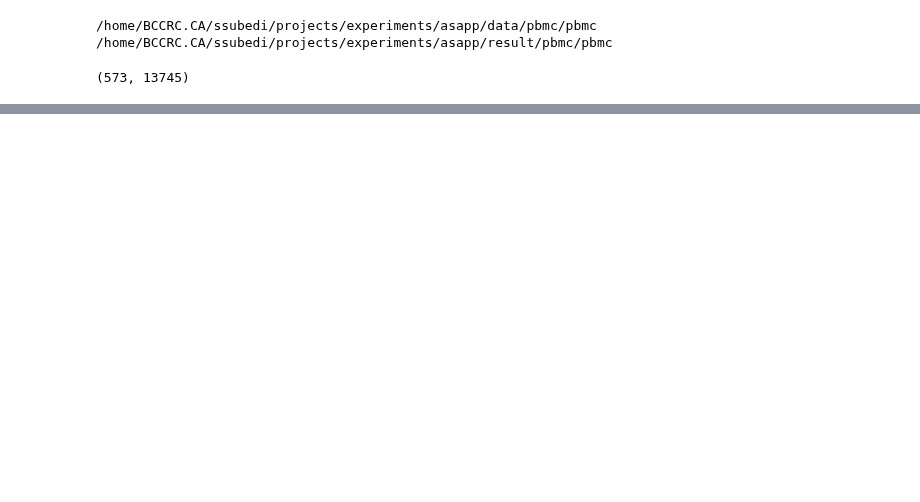
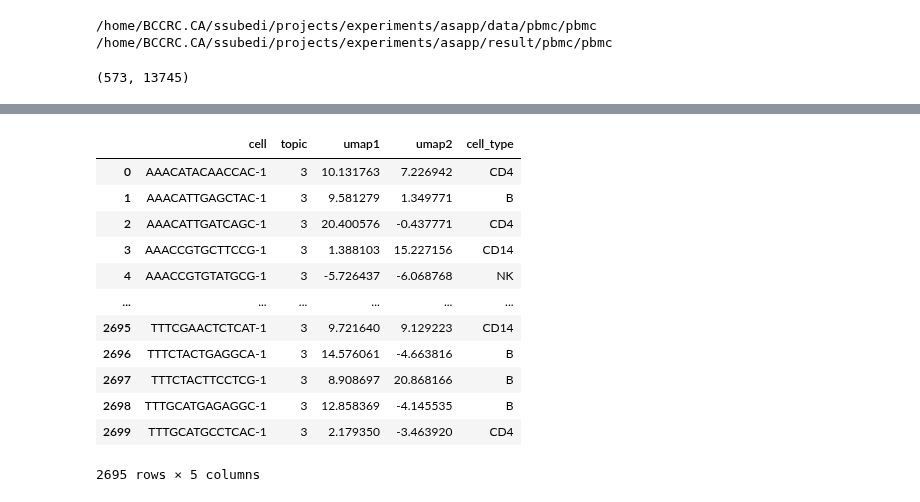
Before and after one commit to causalpathlab/asapp, a Jupyter notebook: examples/2_pbmc_data_asapc.ipynb, the cells around one changed output, grey strips where cells are left out. Cells and saved outputs as stored; diff of their text form; code cells hidden in the pictures; blank space fills up the shorter version.

```diff
--- a/examples/2_pbmc_data_asapc.ipynb
+++ b/examples/2_pbmc_data_asapc.ipynb
@@ -93 +92,32 @@ sns.clustermap(df_top.T,cmap='viridis')
+# %%
+import umap
+
+df_pl = pd.read_csv(dl.outpath+'_prior_label.csv.gz')
+
+df_theta = pd.DataFrame(prop)
+df_umap= pd.DataFrame()
+df_umap['cell'] = dl.rows
+df_umap['topic'] = [x for x in df_theta.iloc[:,1:].idxmax(axis=1)]
+
+umap_2d = umap.UMAP(n_components=2, init='random', random_state=0,min_dist=0.0,metric='cosine')
+proj_2d = umap_2d.fit(df_theta.iloc[:,1:])
+df_umap[['umap1','umap2']] = umap_2d.embedding_[:,[0,1]]
+df_umap
+df_umap = pd.merge(df_umap,df_pl[['cell','cell_type']],on='cell',how='left')
+df_umap = df_umap[~df_umap['cell_type'].isna()]
+df_umap
+# %% [output]
+|  | cell | topic | umap1 | umap2 | cell_type |
+| 0 | AAACATACAACCAC-1 | 3 | 10.131763 | 7.226942 | CD4 |
+| 1 | AAACATTGAGCTAC-1 | 3 | 9.581279 | 1.349771 | B |
+| 2 | AAACATTGATCAGC-1 | 3 | 20.400576 | -0.437771 | CD4 |
+| 3 | AAACCGTGCTTCCG-1 | 3 | 1.388103 | 15.227156 | CD14 |
+| 4 | AAACCGTGTATGCG-1 | 3 | -5.726437 | -6.068768 | NK |
+| ... | ... | ... | ... | ... | ... |
+| 2695 | TTTCGAACTCTCAT-1 | 3 | 9.721640 | 9.129223 | CD14 |
+| 2696 | TTTCTACTGAGGCA-1 | 3 | 14.576061 | -4.663816 | B |
+| 2697 | TTTCTACTTCCTCG-1 | 3 | 8.908697 | 20.868166 | B |
+| 2698 | TTTGCATGAGAGGC-1 | 3 | 12.858369 | -4.145535 | B |
+| 2699 | TTTGCATGCCTCAC-1 | 3 | 2.179350 | -3.463920 | CD4 |
+2695 rows × 5 columns
 # %%
```
Also changed, not shown: parts of 10 cells of this notebook, 6 other files.
